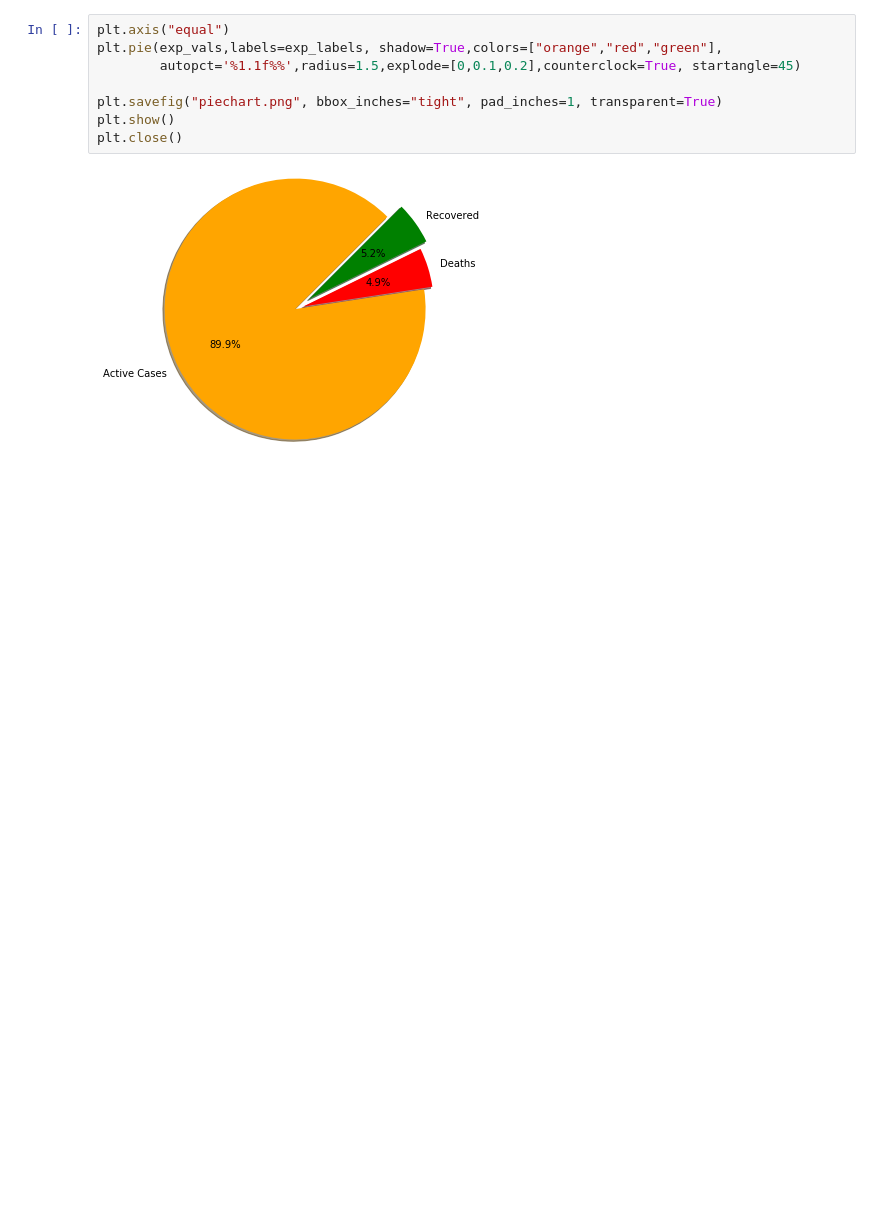
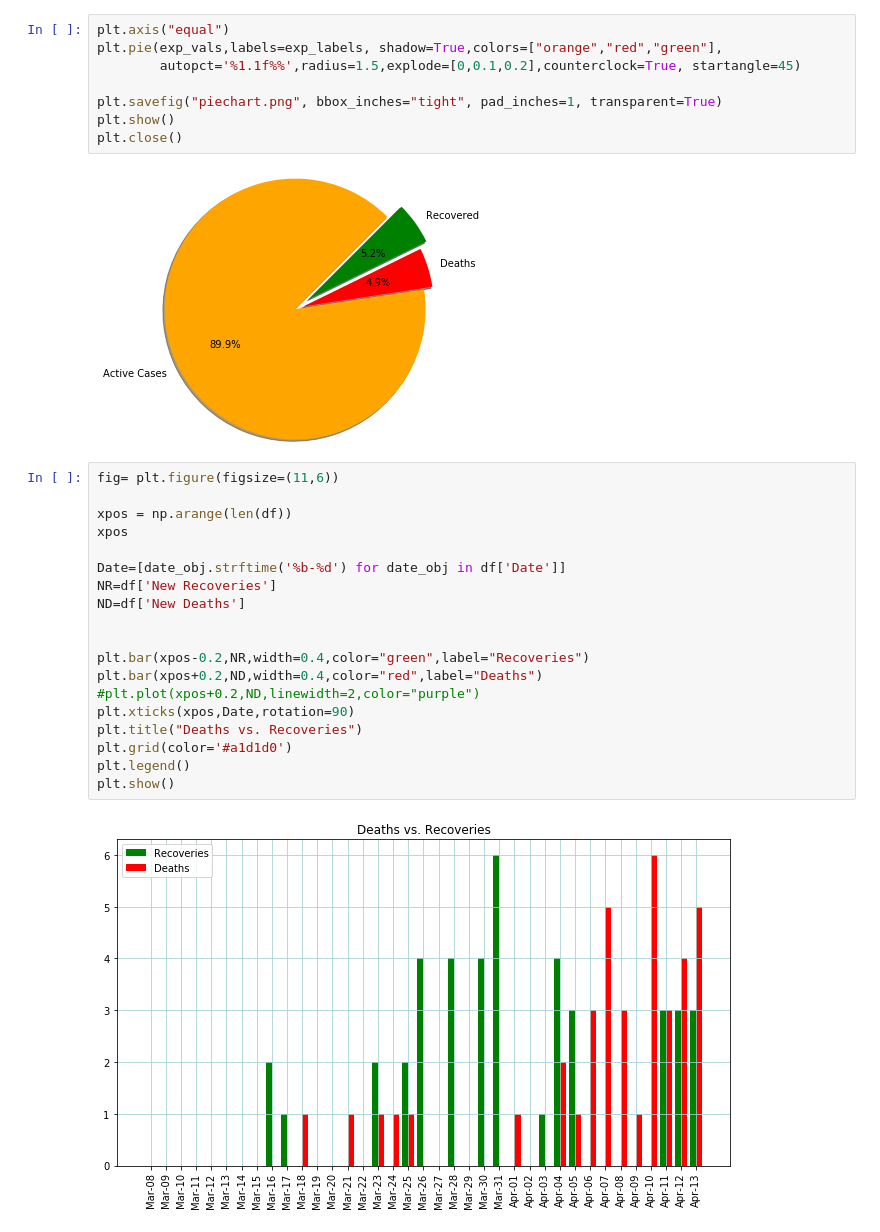
Before and after one commit to FarhadKamal/Covid, a Jupyter notebook: covidbd.ipynb, the cells around one changed output. Drawn from its saved outputs; the diff is of its cells as text; blank space fills up the shorter version.

```diff
--- a/covidbd.ipynb
+++ b/covidbd.ipynb
@@ -46,3 +46,24 @@ plt.show()
 plt.close()
 # %% [output]
 [figure]
+# %%
+fig= plt.figure(figsize=(11,6))
+
+xpos = np.arange(len(df))
+xpos
+
+Date=[date_obj.strftime('%b-%d') for date_obj in df['Date']]
+NR=df['New Recoveries']
+ND=df['New Deaths']
+
+
+plt.bar(xpos-0.2,NR,width=0.4,color="green",label="Recoveries")
+plt.bar(xpos+0.2,ND,width=0.4,color="red",label="Deaths")
+#plt.plot(xpos+0.2,ND,linewidth=2,color="purple")
+plt.xticks(xpos,Date,rotation=90)
+plt.title("Deaths vs. Recoveries")
+plt.grid(color='#a1d1d0')
+plt.legend()
+plt.show()
+# %% [output]
+[figure, added]
```
